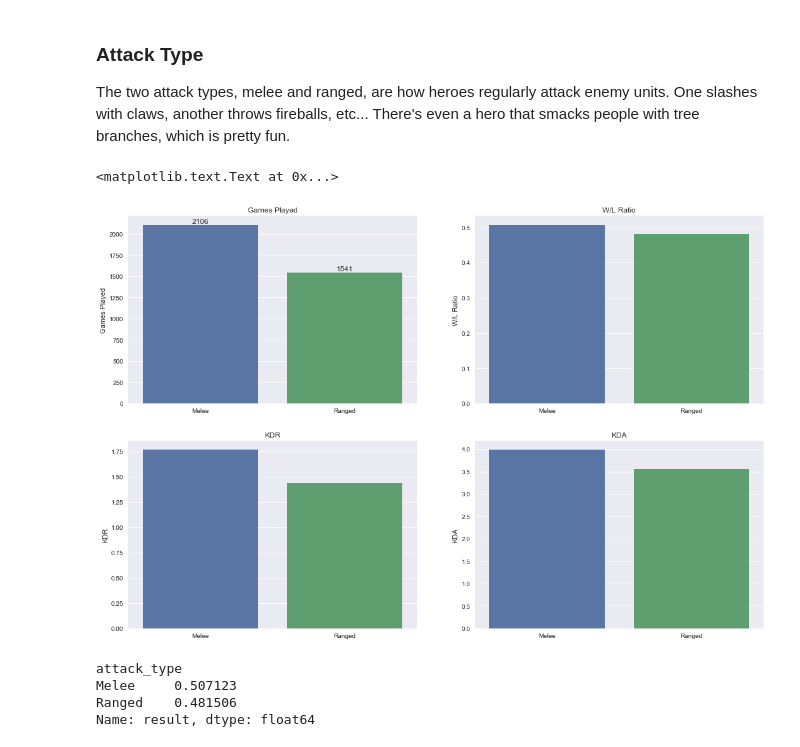
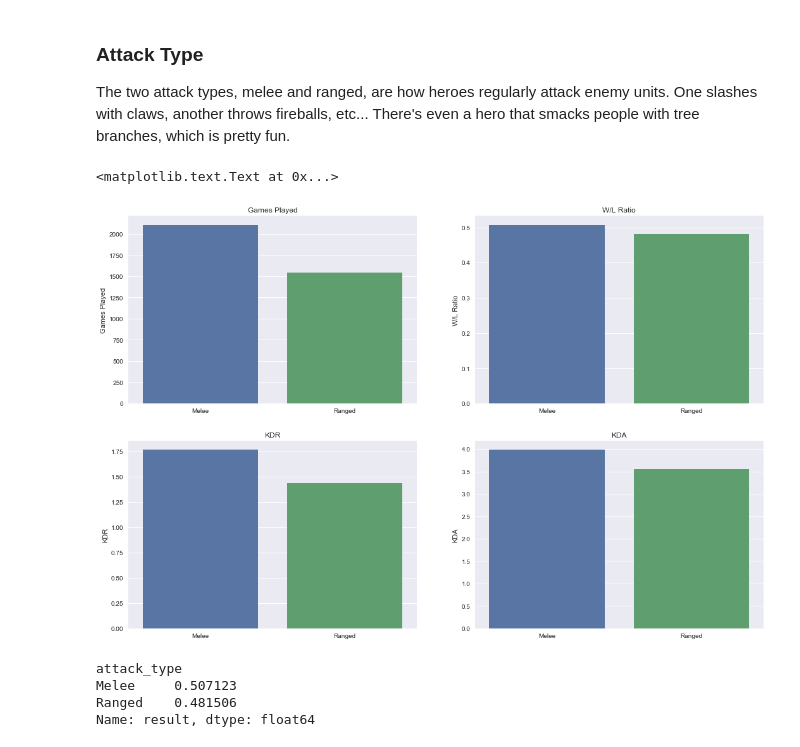
Before and after one commit to billwarker/opendota-analysis, a Jupyter notebook: A Statistical Look Back on my Dota 2 Career.ipynb, the cells around one changed output. Cells and saved outputs as stored; diff of their text form; code cells hidden in the pictures.

```diff
--- a/A Statistical Look Back on my Dota 2 Career.ipynb
+++ b/A Statistical Look Back on my Dota 2 Career.ipynb
@@ -690,34 +673,33 @@ The two attack types, melee and ranged, are how heroes regularly attack enemy un
 # %%
 attack_type_total = data['attack_type'].value_counts()
 
 plt.figure(figsize=(18,12))
 plt.subplot(2,2,1)
 sns.barplot(attack_type_total.index, attack_type_total)
 plt.ylabel('Games Played')
-annotate()
 plt.title('Games Played')
 
 plt.subplot(2,2,2)
 attack_type_wl = data.groupby('attack_type')['result'].mean()
 sns.barplot(attack_type_wl.index, attack_type_wl)
 plt.ylabel('W/L Ratio')
 plt.xlabel('')
 plt.title('W/L Ratio')
 
 plt.subplot(2,2,3)
 attack_type_kdr = data.groupby('attack_type')['kdr'].mean()
 sns.barplot(attack_type_total.index, attack_type_kdr)
 plt.ylabel('KDR')
 plt.title('KDR')
 
 plt.subplot(2,2,4)
 attack_type_kda = data.groupby('attack_type')['kda'].mean()
 sns.barplot(attack_type_total.index, attack_type_kda)
 plt.ylabel('KDA')
 plt.title('KDA')
 # %% [output]
 <matplotlib.text.Text at 0x...>
-[figure, old version]
+[figure, new version]
 # %%
 attack_type_wl # exact W/L values
 # %% [output]
```
Also changed, not shown: parts of 16 cells of this notebook.
